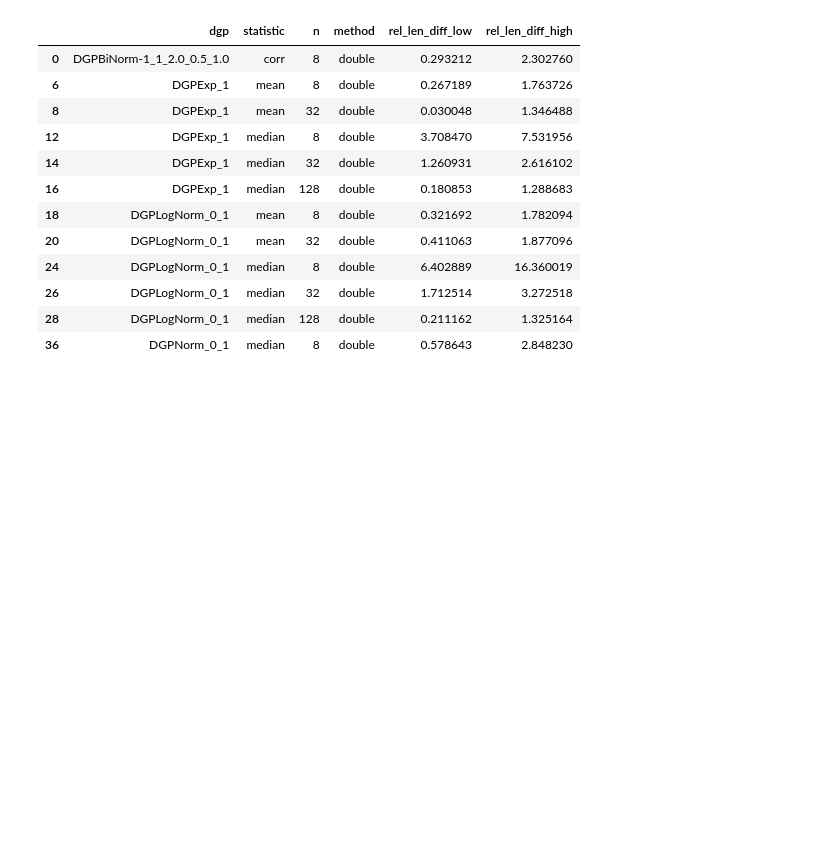
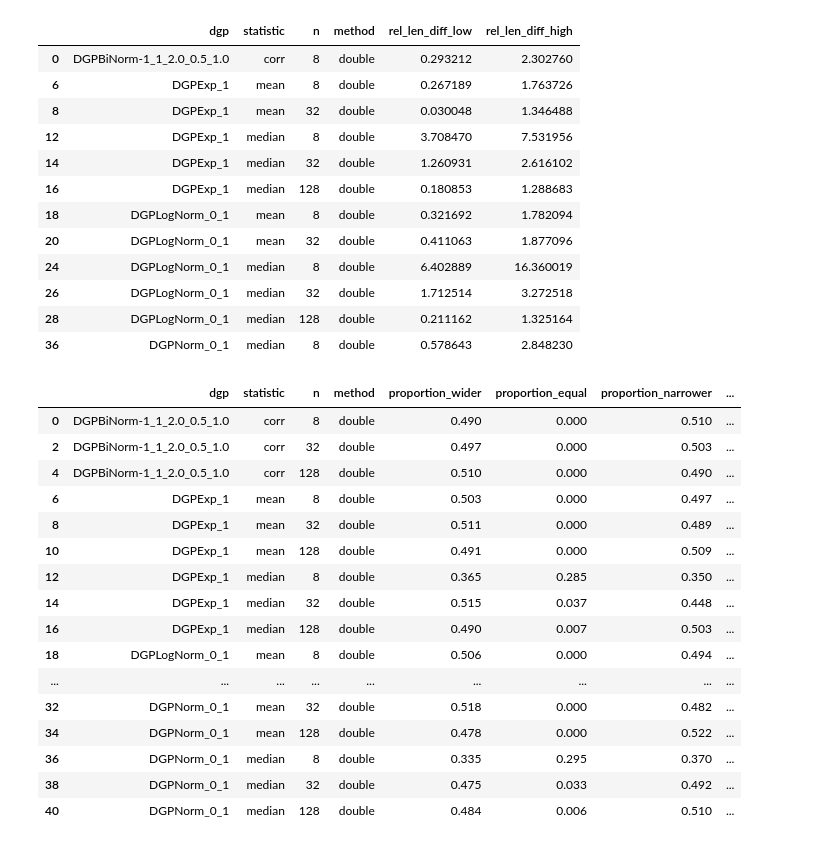
Before and after one commit to enejH04/bootstrap-inference, a Jupyter notebook: performance_validation/analysis.ipynb, the cells around one changed output. Cells and saved outputs as stored; diff of their text form; code cells hidden in the pictures; blank space fills up the shorter version.

Commit message:
Add bootstrap for proportion of wider intervals

```diff
--- a/performance_validation/analysis.ipynb
+++ b/performance_validation/analysis.ipynb
@@ -1070,3 +1070,53 @@ rel_len_diff_df[mask]
 | 26 | DGPLogNorm_0_1 | median | 32 | double | 1.712514 | 3.272518 |
 | 28 | DGPLogNorm_0_1 | median | 128 | double | 0.211162 | 1.325164 |
 | 36 | DGPNorm_0_1 | median | 8 | double | 0.578643 | 2.848230 |
+# %%
+# This could be cause by prepivoting differences but the previous results might
+# be slightly misleading since a few large relative length differences due to
+# prepivoting might cause the mean to be larger.
+def diff_summary(x, metadata, tol=1e-12):
+    wider = x > tol
+    narrower = x < -tol
+    equal = x.abs() <= tol
+
+    return {
+        **metadata,
+        "proportion_wider": wider.mean(),
+        "proportion_equal": equal.mean(),
+        "proportion_narrower": narrower.mean(),
+        "mean": np.mean(x),
+        "median": np.median(x),
+        "q90": x.quantile(0.90),
+        "q95": x.quantile(0.95),
+        "q99": x.quantile(0.99),
+    }
+
+
+result = []
+for group_values, group_df in length_df.groupby(group_cols)["rel_len_diff"]:
+    row = {col: val for col, val in zip(group_cols, group_values)}
+    result.append(diff_summary(group_df, row))
+
+two_sided_summary = pd.DataFrame(result)
+# We see that the proportion of wider intervals is very similar to the proportion of narrower intervals.
+# When our intervals are wider, they tend to be much wider, but when they are not wider more often than
+# they are narrower.
+two_sided_summary[two_sided_summary["method"] == "double"]
+# %% [output]
+|  | dgp | statistic | n | method | proportion_wider | proportion_equal | proportion_narrower | ... |
+| 0 | DGPBiNorm-1_1_2.0_0.5_1.0 | corr | 8 | double | 0.490 | 0.000 | 0.510 | ... |
+| 2 | DGPBiNorm-1_1_2.0_0.5_1.0 | corr | 32 | double | 0.497 | 0.000 | 0.503 | ... |
+| 4 | DGPBiNorm-1_1_2.0_0.5_1.0 | corr | 128 | double | 0.510 | 0.000 | 0.490 | ... |
+| 6 | DGPExp_1 | mean | 8 | double | 0.503 | 0.000 | 0.497 | ... |
+| 8 | DGPExp_1 | mean | 32 | double | 0.511 | 0.000 | 0.489 | ... |
+| 10 | DGPExp_1 | mean | 128 | double | 0.491 | 0.000 | 0.509 | ... |
+| 12 | DGPExp_1 | median | 8 | double | 0.365 | 0.285 | 0.350 | ... |
+| 14 | DGPExp_1 | median | 32 | double | 0.515 | 0.037 | 0.448 | ... |
+| 16 | DGPExp_1 | median | 128 | double | 0.490 | 0.007 | 0.503 | ... |
+| 18 | DGPLogNorm_0_1 | mean | 8 | double | 0.506 | 0.000 | 0.494 | ... |
+| ... | ... | ... | ... | ... | ... | ... | ... | ... |
+| 32 | DGPNorm_0_1 | mean | 32 | double | 0.518 | 0.000 | 0.482 | ... |
+| 34 | DGPNorm_0_1 | mean | 128 | double | 0.478 | 0.000 | 0.522 | ... |
+| 36 | DGPNorm_0_1 | median | 8 | double | 0.335 | 0.295 | 0.370 | ... |
+| 38 | DGPNorm_0_1 | median | 32 | double | 0.475 | 0.033 | 0.492 | ... |
+| 40 | DGPNorm_0_1 | median | 128 | double | 0.484 | 0.006 | 0.510 | ... |
```
Also changed, not shown: parts of 2 cells of this notebook.
